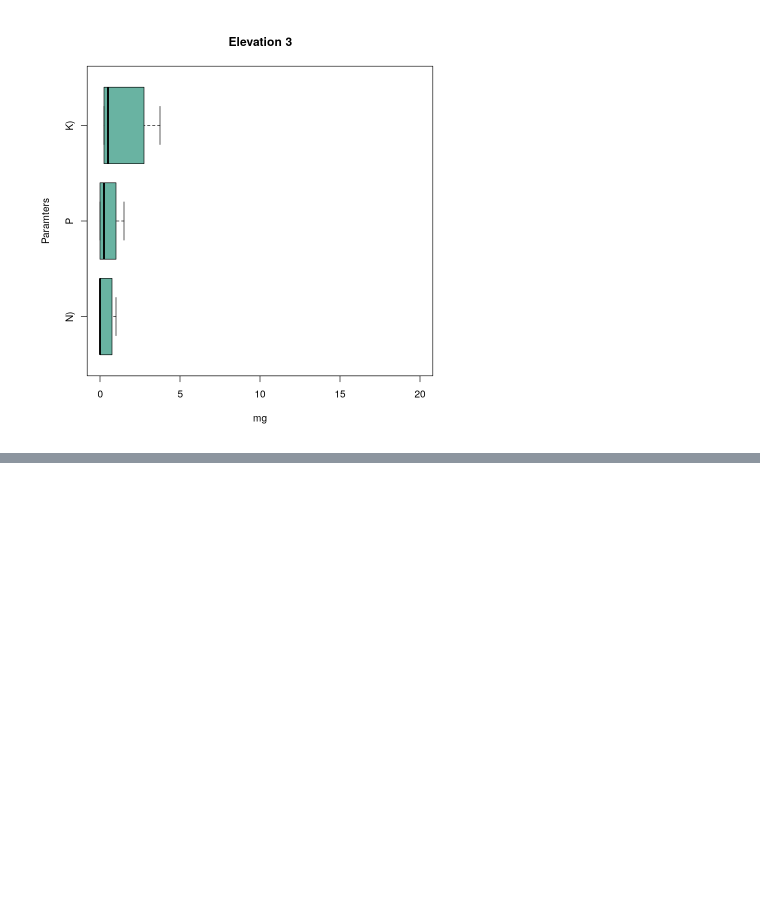
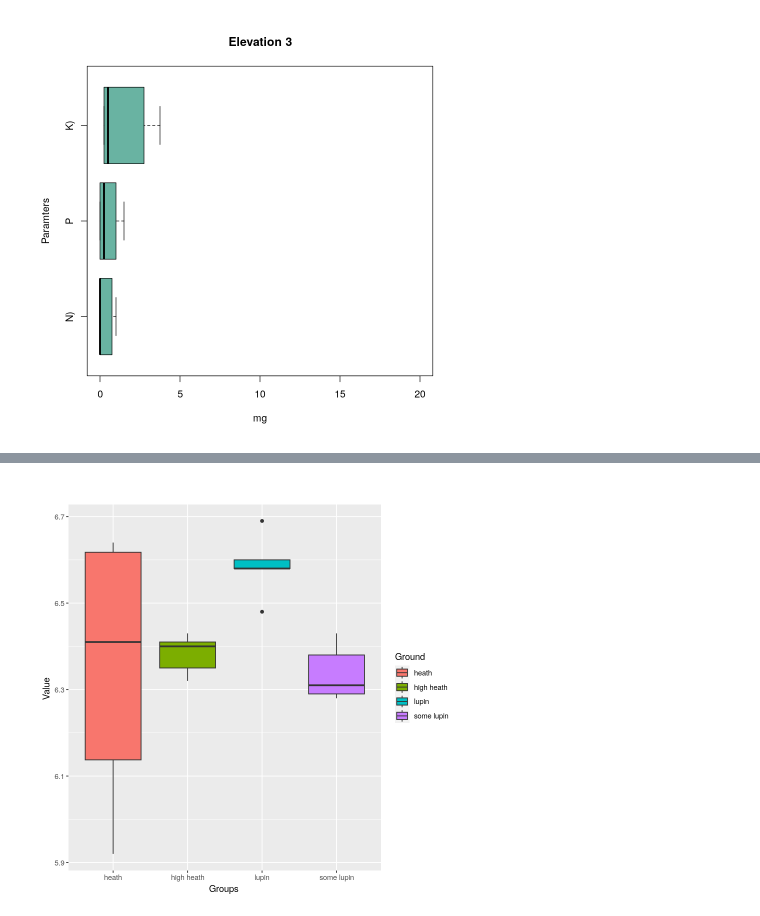
Before and after one commit to vassily60/IFS-soil-sampling, a Jupyter notebook: Untitled1.ipynb, the cells around one changed output, grey strips where cells are left out. Saved outputs shown, nothing was run; the diff lists cells and outputs as text; code cells hidden in the pictures; blank space fills up the shorter version.

```diff
--- a/Untitled1.ipynb
+++ b/Untitled1.ipynb
@@ -166,0 +208,7 @@ boxplot(list_gr3 , col="#69b3a2" , ylab="Paramters",xlab='mg' , horizontal=TRUE,
+# %%
+ggplot(data = df2, aes(x = Ground, y=pH, fill=Ground)) + geom_boxplot() +
+ggtitle("") +
+labs(x ="Groups ", y = "Value ") +
+theme(plot.title = element_text(color="blue", size=20, face="bold", hjust = .5))
+# %% [output]
+[figure, added]
```
Also changed, not shown: parts of 8 cells of this notebook, 1 other file.
